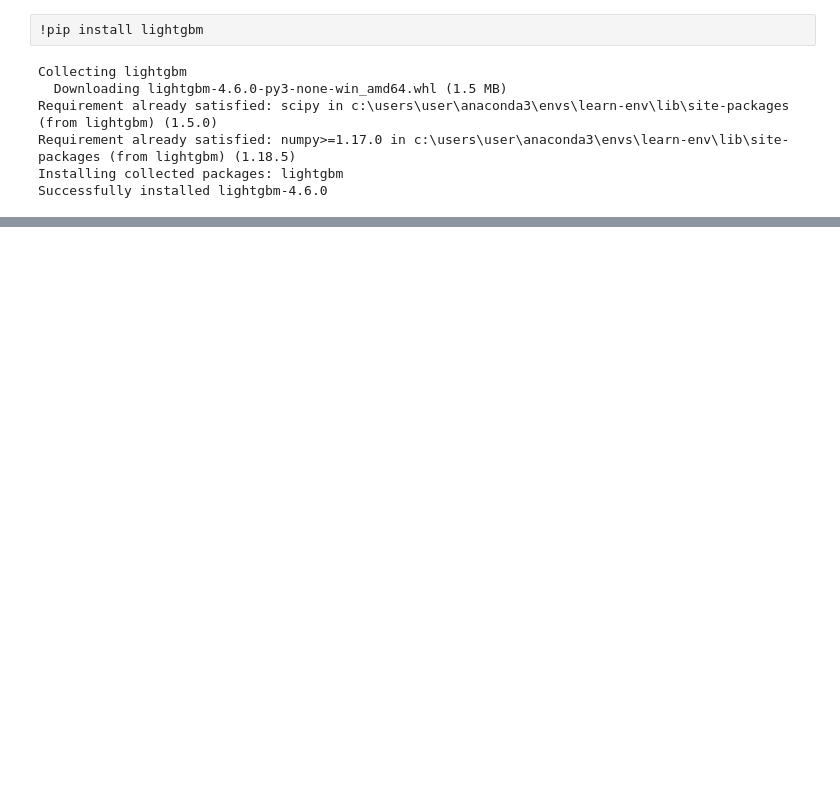
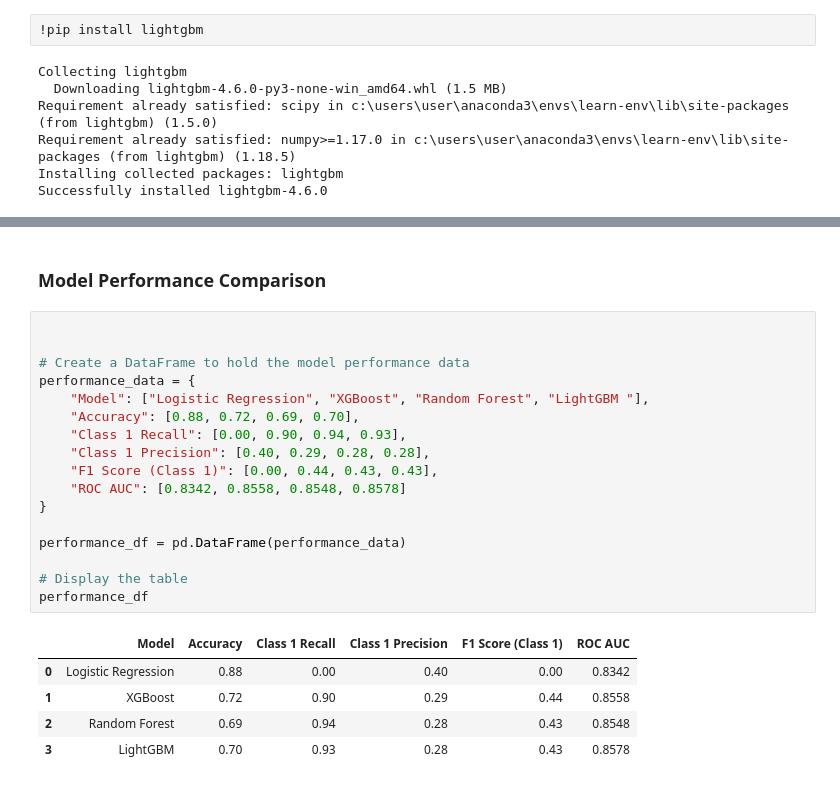
Before and after one commit to samkemboi12/Insurance-Cross-Sell-Prediction, a Jupyter notebook: Untitled.ipynb, the cells around one changed output, grey strips where cells are left out. Drawn from its saved outputs; the diff is of its cells as text; blank space fills up the shorter version.

```diff
--- a/Untitled.ipynb
+++ b/Untitled.ipynb
@@ -1140,0 +876,25 @@ weighted avg       0.89      0.75      0.79     76222
+# %% [markdown]
+### Model Performance Comparison
+# %%
+
+
+# Create a DataFrame to hold the model performance data
+performance_data = {
+    "Model": ["Logistic Regression", "XGBoost", "Random Forest", "LightGBM "],
+    "Accuracy": [0.88, 0.72, 0.69, 0.70],
+    "Class 1 Recall": [0.00, 0.90, 0.94, 0.93],
+    "Class 1 Precision": [0.40, 0.29, 0.28, 0.28],
+    "F1 Score (Class 1)": [0.00, 0.44, 0.43, 0.43],
+    "ROC AUC": [0.8342, 0.8558, 0.8548, 0.8578]
+}
+
+performance_df = pd.DataFrame(performance_data)
+
+# Display the table
+performance_df
+# %% [output]
+|  | Model | Accuracy | Class 1 Recall | Class 1 Precision | F1 Score (Class 1) | ROC AUC |
+| 0 | Logistic Regression | 0.88 | 0.00 | 0.40 | 0.00 | 0.8342 |
+| 1 | XGBoost | 0.72 | 0.90 | 0.29 | 0.44 | 0.8558 |
+| 2 | Random Forest | 0.69 | 0.94 | 0.28 | 0.43 | 0.8548 |
+| 3 | LightGBM | 0.70 | 0.93 | 0.28 | 0.43 | 0.8578 |
```
Also changed, not shown: parts of 32 cells of this notebook, 2 other files.
